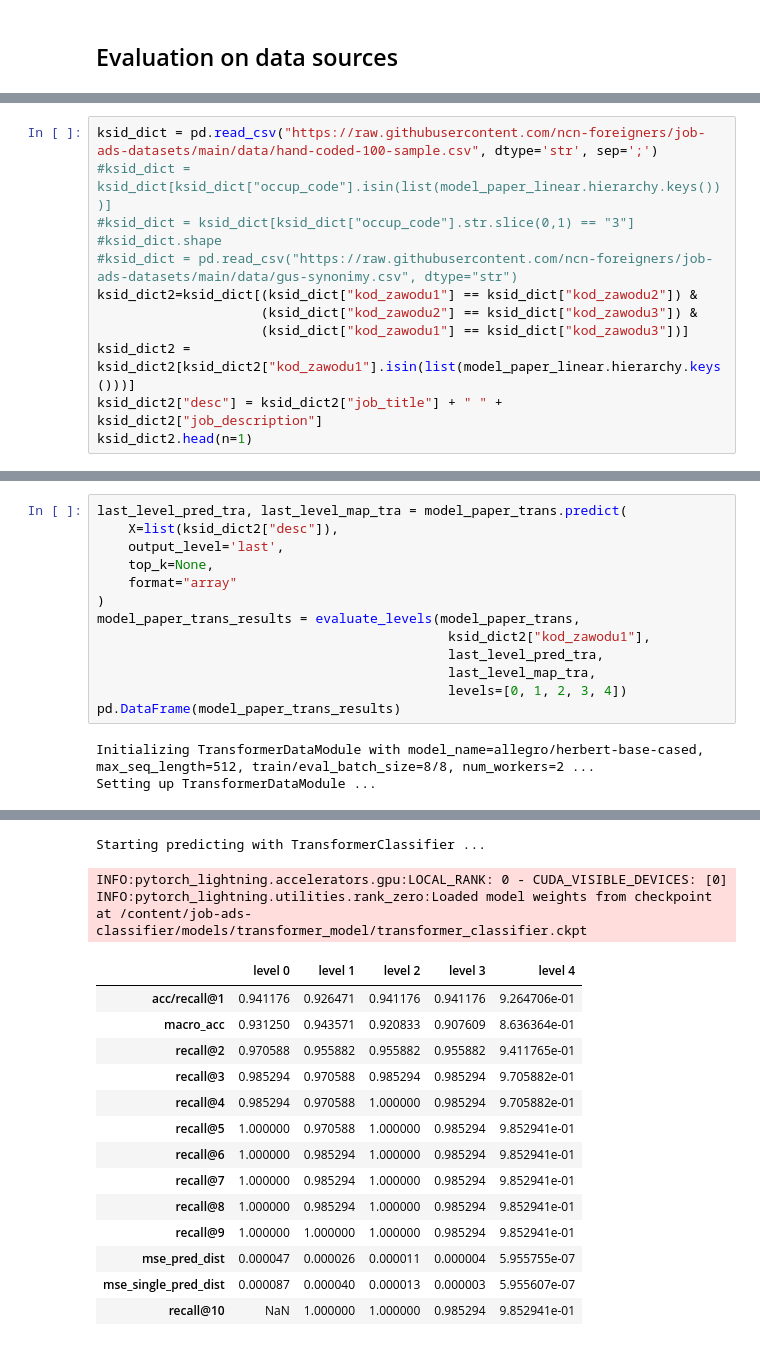
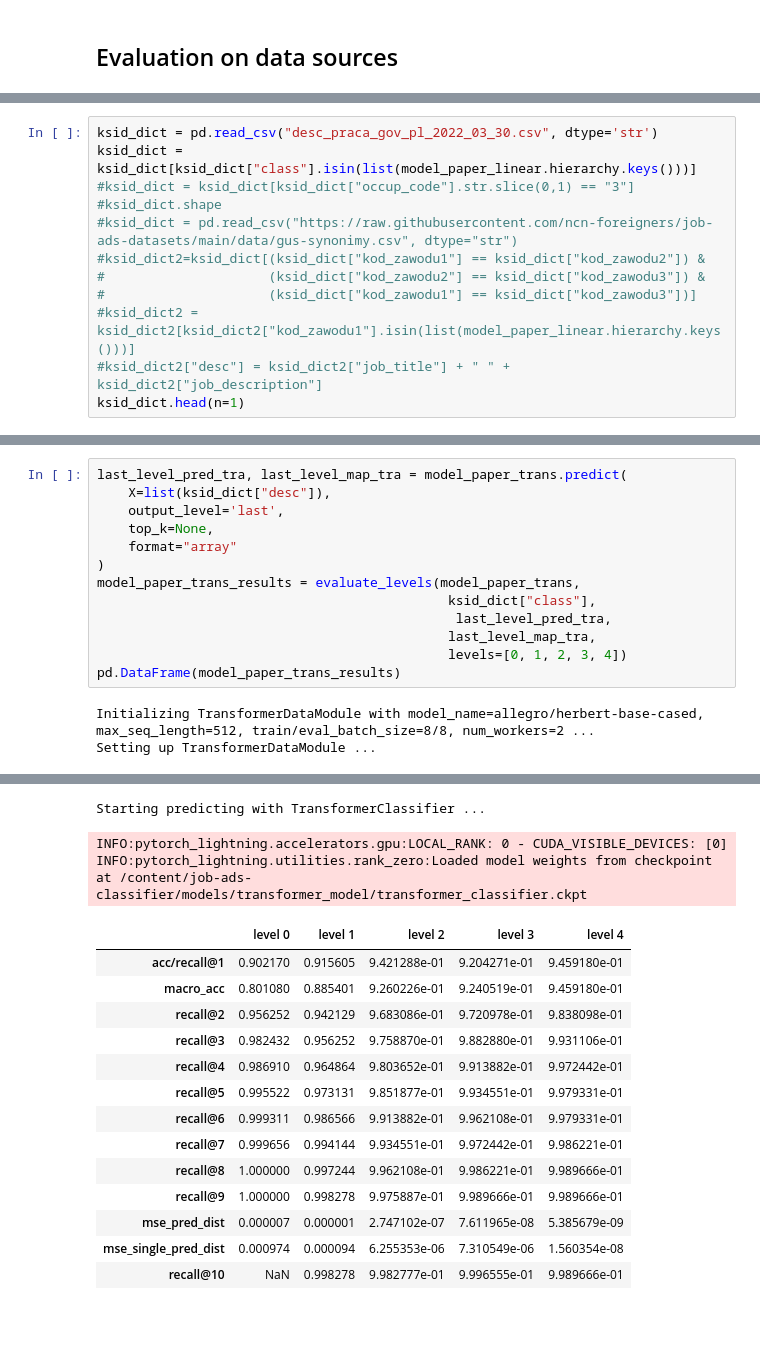
Before and after one commit to ONLABSPL/job-ads-classifier, a Jupyter notebook: job_classification_examples.ipynb, the cells around one changed output, grey strips where cells are left out. Cells and saved outputs as stored; diff of their text form.

```diff
--- a/job_classification_examples.ipynb
+++ b/job_classification_examples.ipynb
@@ -394,13 +348,13 @@ def evaluate_levels(model, y, pred, pred_map, levels, plot_dist=None):
 # %%
-ksid_dict = pd.read_csv("https://raw.githubusercontent.com/ncn-foreigners/job-ads-datasets/main/data/hand-coded-100-sample.csv", dtype='str', sep=';')
-#ksid_dict = ksid_dict[ksid_dict["occup_code"].isin(list(model_paper_linear.hierarchy.keys()))]
+ksid_dict = pd.read_csv("desc_praca_gov_pl_2022_03_30.csv", dtype='str')
+ksid_dict = ksid_dict[ksid_dict["class"].isin(list(model_paper_linear.hierarchy.keys()))]
 #ksid_dict = ksid_dict[ksid_dict["occup_code"].str.slice(0,1) == "3"]
 #ksid_dict.shape
 #ksid_dict = pd.read_csv("https://raw.githubusercontent.com/ncn-foreigners/job-ads-datasets/main/data/gus-synonimy.csv", dtype="str")
-ksid_dict2=ksid_dict[(ksid_dict["kod_zawodu1"] == ksid_dict["kod_zawodu2"]) &
-                     (ksid_dict["kod_zawodu2"] == ksid_dict["kod_zawodu3"]) &
-                     (ksid_dict["kod_zawodu1"] == ksid_dict["kod_zawodu3"])]
-ksid_dict2 = ksid_dict2[ksid_dict2["kod_zawodu1"].isin(list(model_paper_linear.hierarchy.keys()))]
-ksid_dict2["desc"] = ksid_dict2["job_title"] + " " + ksid_dict2["job_description"]
-ksid_dict2.head(n=1)
+#ksid_dict2=ksid_dict[(ksid_dict["kod_zawodu1"] == ksid_dict["kod_zawodu2"]) &
+#                     (ksid_dict["kod_zawodu2"] == ksid_dict["kod_zawodu3"]) &
+#                     (ksid_dict["kod_zawodu1"] == ksid_dict["kod_zawodu3"])]
+#ksid_dict2 = ksid_dict2[ksid_dict2["kod_zawodu1"].isin(list(model_paper_linear.hierarchy.keys()))]
+#ksid_dict2["desc"] = ksid_dict2["job_title"] + " " + ksid_dict2["job_description"]
+ksid_dict.head(n=1)
 # %% [output]
@@ -442,39 +396,39 @@ Predicting ...
 # %%
 last_level_pred_tra, last_level_map_tra = model_paper_trans.predict(
-    X=list(ksid_dict2["desc"]),
+    X=list(ksid_dict["desc"]),
     output_level='last',
     top_k=None,
     format="array"
 )
 model_paper_trans_results = evaluate_levels(model_paper_trans,
-                                             ksid_dict2["kod_zawodu1"],
-                                             last_level_pred_tra,
+                                             ksid_dict["class"],
+                                              last_level_pred_tra,
                                              last_level_map_tra,
                                              levels=[0, 1, 2, 3, 4])
 pd.DataFrame(model_paper_trans_results)
 # %% [output]
 Initializing TransformerDataModule with model_name=allegro/herbert-base-cased, max_seq_length=512, train/eval_batch_size=8/8, num_workers=2 ...
 Setting up TransformerDataModule ...
 INFO:pytorch_lightning.utilities.rank_zero:Using 16bit native Automatic Mixed Precision (AMP)
 INFO:pytorch_lightning.utilities.rank_zero:GPU available: True, used: True
 INFO:pytorch_lightning.utilities.rank_zero:TPU available: False, using: 0 TPU cores
 INFO:pytorch_lightning.utilities.rank_zero:IPU available: False, using: 0 IPUs
 INFO:pytorch_lightning.utilities.rank_zero:HPU available: False, using: 0 HPUs
 INFO:pytorch_lightning.utilities.rank_zero:Restoring states from the checkpoint path at /content/job-ads-classifier/models/transformer_model/transformer_classifier.ckpt
 Starting predicting with TransformerClassifier ...
 INFO:pytorch_lightning.accelerators.gpu:LOCAL_RANK: 0 - CUDA_VISIBLE_DEVICES: [0]
 INFO:pytorch_lightning.utilities.rank_zero:Loaded model weights from checkpoint at /content/job-ads-classifier/models/transformer_model/transformer_classifier.ckpt
 |  | level 0 | level 1 | level 2 | level 3 | level 4 |
-| acc/recall@1 | 0.941176 | 0.926471 | 0.941176 | 0.941176 | 9.264706e-01 |
-| macro_acc | 0.931250 | 0.943571 | 0.920833 | 0.907609 | 8.636364e-01 |
-| recall@2 | 0.970588 | 0.955882 | 0.955882 | 0.955882 | 9.411765e-01 |
-| recall@3 | 0.985294 | 0.970588 | 0.985294 | 0.985294 | 9.705882e-01 |
-| recall@4 | 0.985294 | 0.970588 | 1.000000 | 0.985294 | 9.705882e-01 |
-| recall@5 | 1.000000 | 0.970588 | 1.000000 | 0.985294 | 9.852941e-01 |
-| recall@6 | 1.000000 | 0.985294 | 1.000000 | 0.985294 | 9.852941e-01 |
-| recall@7 | 1.000000 | 0.985294 | 1.000000 | 0.985294 | 9.852941e-01 |
-| recall@8 | 1.000000 | 0.985294 | 1.000000 | 0.985294 | 9.852941e-01 |
-| recall@9 | 1.000000 | 1.000000 | 1.000000 | 0.985294 | 9.852941e-01 |
-| mse_pred_dist | 0.000047 | 0.000026 | 0.000011 | 0.000004 | 5.955755e-07 |
-| mse_single_pred_dist | 0.000087 | 0.000040 | 0.000013 | 0.000003 | 5.955607e-07 |
-| recall@10 | NaN | 1.000000 | 1.000000 | 0.985294 | 9.852941e-01 |
+| acc/recall@1 | 0.902170 | 0.915605 | 9.421288e-01 | 9.204271e-01 | 9.459180e-01 |
+| macro_acc | 0.801080 | 0.885401 | 9.260226e-01 | 9.240519e-01 | 9.459180e-01 |
+| recall@2 | 0.956252 | 0.942129 | 9.683086e-01 | 9.720978e-01 | 9.838098e-01 |
+| recall@3 | 0.982432 | 0.956252 | 9.758870e-01 | 9.882880e-01 | 9.931106e-01 |
+| recall@4 | 0.986910 | 0.964864 | 9.803652e-01 | 9.913882e-01 | 9.972442e-01 |
+| recall@5 | 0.995522 | 0.973131 | 9.851877e-01 | 9.934551e-01 | 9.979331e-01 |
+| recall@6 | 0.999311 | 0.986566 | 9.913882e-01 | 9.962108e-01 | 9.979331e-01 |
+| recall@7 | 0.999656 | 0.994144 | 9.934551e-01 | 9.972442e-01 | 9.986221e-01 |
+| recall@8 | 1.000000 | 0.997244 | 9.962108e-01 | 9.986221e-01 | 9.989666e-01 |
+| recall@9 | 1.000000 | 0.998278 | 9.975887e-01 | 9.989666e-01 | 9.989666e-01 |
+| mse_pred_dist | 0.000007 | 0.000001 | 2.747102e-07 | 7.611965e-08 | 5.385679e-09 |
+| mse_single_pred_dist | 0.000974 | 0.000094 | 6.255353e-06 | 7.310549e-06 | 1.560354e-08 |
+| recall@10 | NaN | 0.998278 | 9.982777e-01 | 9.996555e-01 | 9.989666e-01 |
```
Also changed, not shown: parts of 21 cells of this notebook.
